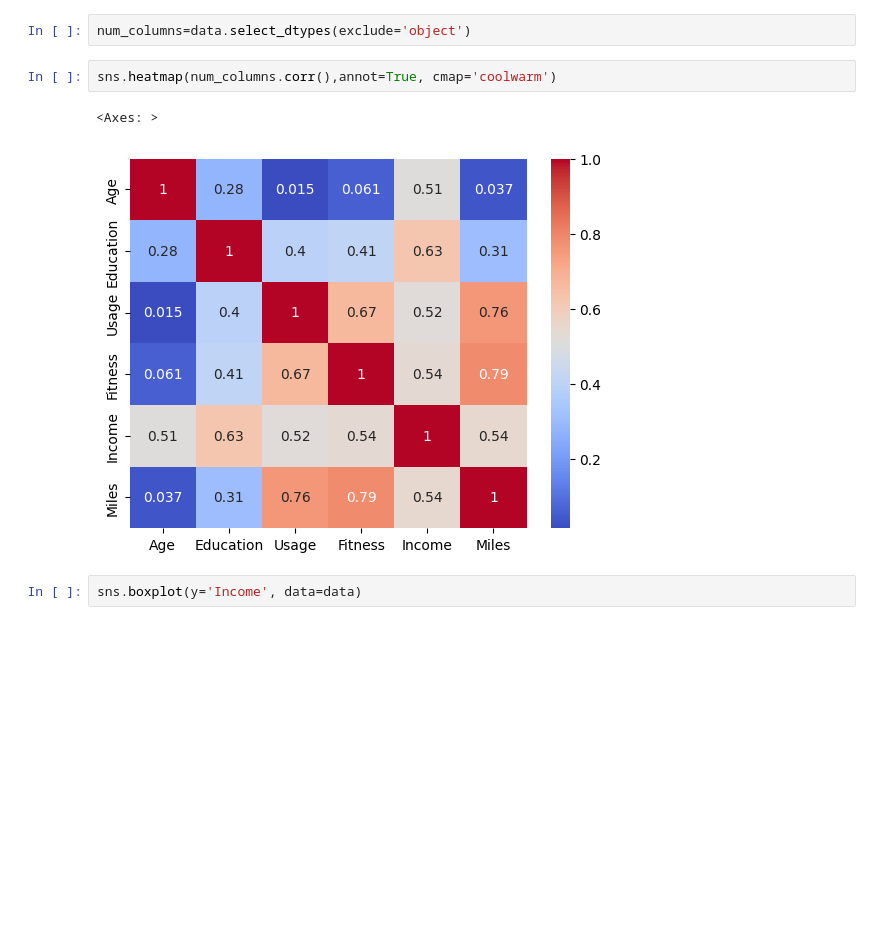
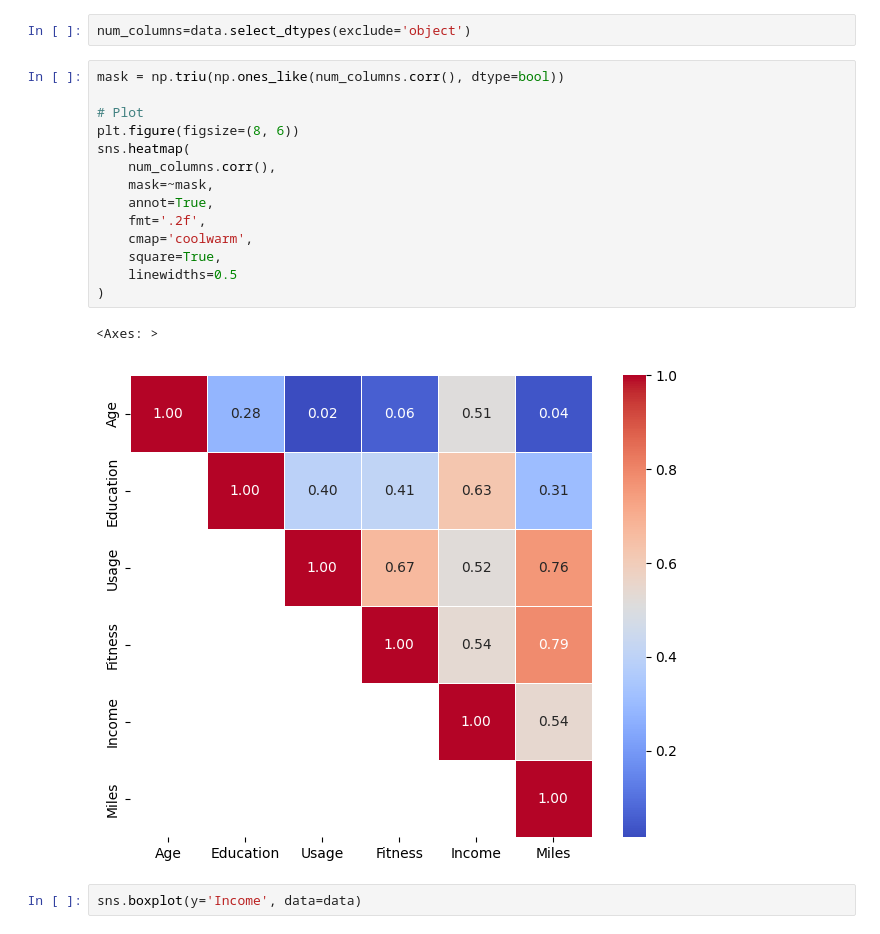
Before and after one commit to manipuppeteer/Data-Science-and-ML-Projects, a Jupyter notebook: Business case study treadmill/CaseStudy.ipynb, the cells around one changed output. Cells and saved outputs as stored; diff of their text form; blank space fills up the shorter version.

```diff
--- a/Business case study treadmill/CaseStudy.ipynb
+++ b/Business case study treadmill/CaseStudy.ipynb
@@ -95,11 +95,23 @@ sns.boxplot(x='Fitness',y='Miles', data=data)
 [figure]
 # %%
 num_columns=data.select_dtypes(exclude='object')
-# %%
-sns.heatmap(num_columns.corr(),annot=True, cmap='coolwarm')
-# %% [output]
-<Axes: >
-[figure, removed]
+# %%
+mask = np.triu(np.ones_like(num_columns.corr(), dtype=bool))
+
+# Plot
+plt.figure(figsize=(8, 6))
+sns.heatmap(
+    num_columns.corr(),
+    mask=~mask,
+    annot=True,
+    fmt='.2f',
+    cmap='coolwarm',
+    square=True,
+    linewidths=0.5
+)
+# %% [output]
+<Axes: >
+[figure, added]
 # %%
 sns.boxplot(y='Income', data=data)
 # %% [output]
```
Also changed, not shown: parts of 9 cells of this notebook.
